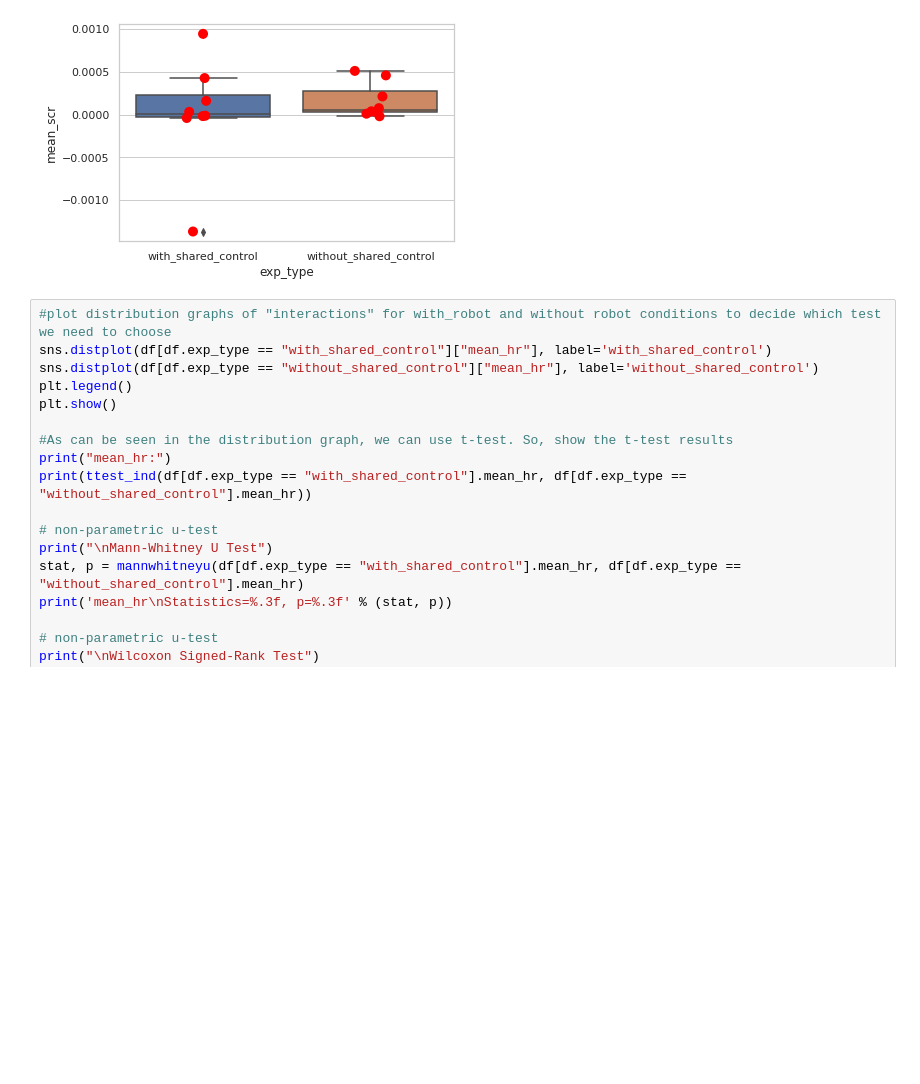
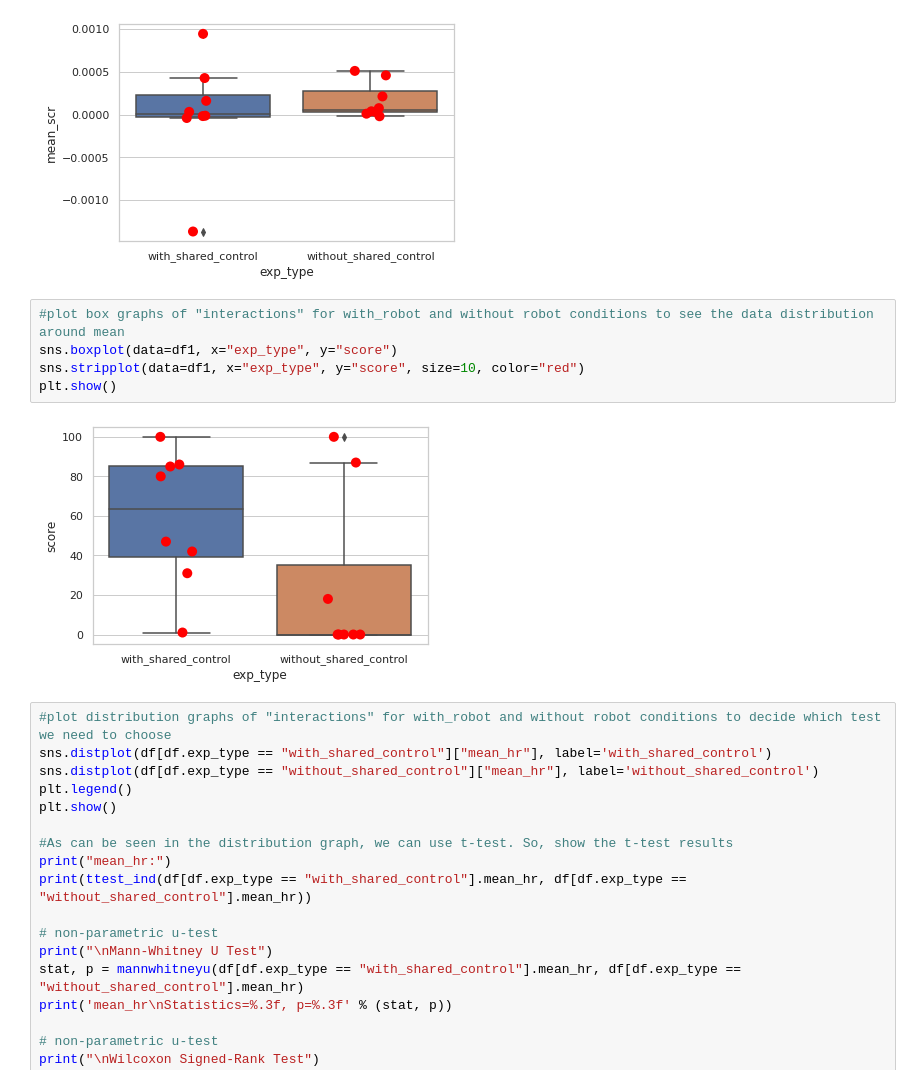
Before and after one commit to Frkncm/Dissertation_data_analysis, a Jupyter notebook: data_analysis.ipynb, the cells around one changed output. Drawn from its saved outputs; the diff is of its cells as text; blank space fills up the shorter version.

```diff
--- a/data_analysis.ipynb
+++ b/data_analysis.ipynb
@@ -368,6 +380,13 @@ sns.stripplot(data=df1, x="exp_type", y="mean_scr", size=10, color="red")
 plt.show()
 # %% [output]
 [figure]
+# %%
+#plot box graphs of "interactions" for with_robot and without robot conditions to see the data distribution around mean
+sns.boxplot(data=df1, x="exp_type", y="score")
+sns.stripplot(data=df1, x="exp_type", y="score", size=10, color="red")
+plt.show()
+# %% [output]
+[figure, added]
 # %%
 #plot distribution graphs of "interactions" for with_robot and without robot conditions to decide which test we need to choose
 sns.distplot(df[df.exp_type == "with_shared_control"]["mean_hr"], label='with_shared_control')
```
Also changed, not shown: parts of 6 cells of this notebook, 4 other files.
